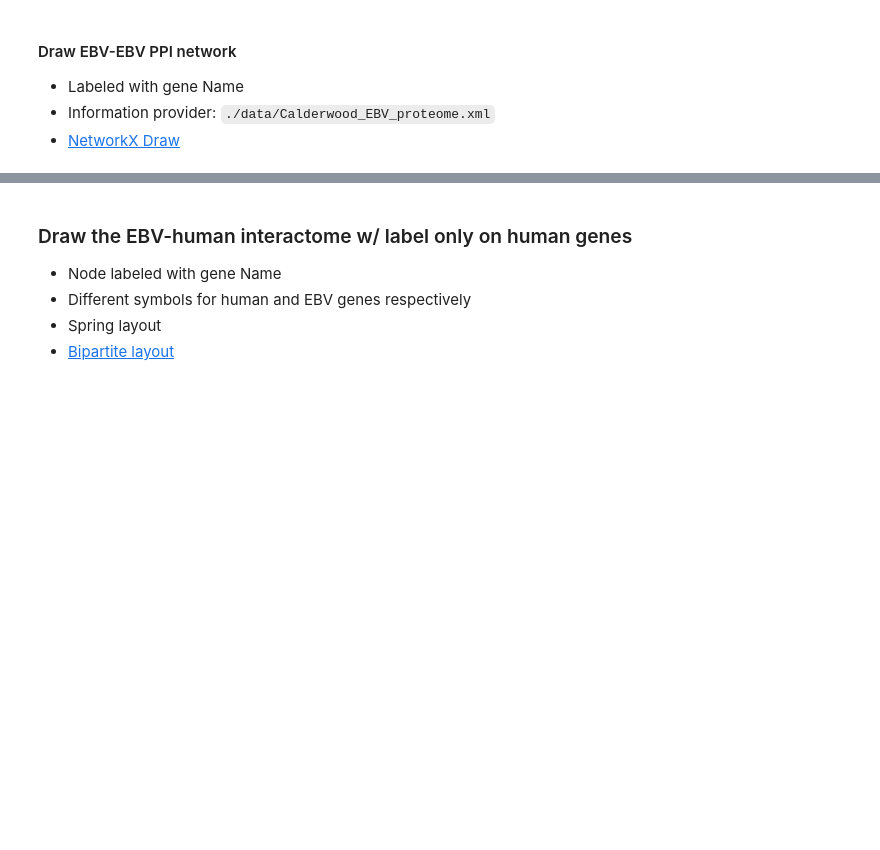
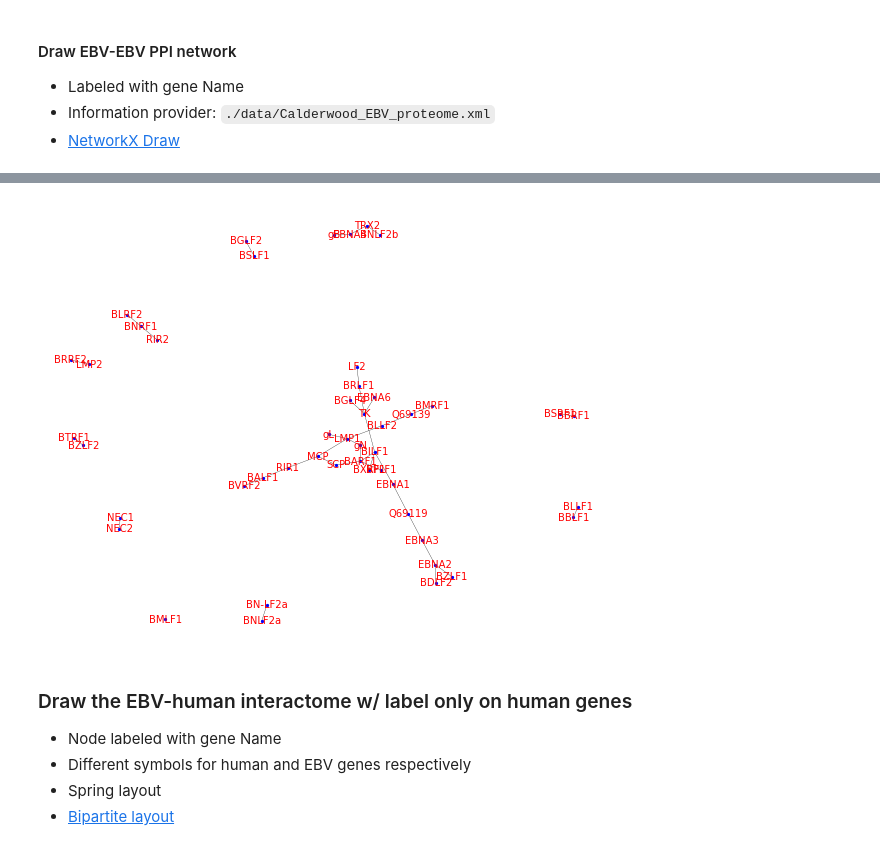
Before and after one commit to zhihan222/Interactomics_tp, a Jupyter notebook: answers.ipynb, the cells around one changed output, grey strips where cells are left out. Drawn from its saved outputs; the diff is of its cells as text; code cells hidden in the pictures; blank space fills up the shorter version.

```diff
--- a/answers.ipynb
+++ b/answers.ipynb
@@ -115,7 +164,7 @@ tree = parse('./data/Calderwood_EBV_proteome.xml')
 root = tree.getroot()
 
 EBV_EBV_geneLabels = {}
-for node in G.nodes():
+for node in G_EBV.nodes():
     pDict = proteinDict(node, root)
     EBV_EBV_geneLabels[node] =  pDict["geneName"] if pDict["geneName"] else str(node)
 EBV_EBV_geneLabels
@@ -122,13 +189,17 @@ EBV_EBV_geneLabels
 # %%
-plt.figure()
+plt.figure(figsize=(10, 8))
 plt.axis('off')
 
 #pos=nx.draw(G, with_labels=False)
-pos=nx.spring_layout(G)
+pos=nx.spring_layout(G_EBV)
 
-nx.draw_networkx_nodes(G, pos, node_size=5, node_color="blue")
-nx.draw_networkx_labels(G,pos,EBV_EBV_geneLabels,font_size=6,font_weight=600,font_color='r')
-nx.draw_networkx_edges(G, pos, width=0.3)
+nx.draw_networkx_nodes(G_EBV, pos, node_size=5, node_color="blue")
+nx.draw_networkx_labels(G_EBV,pos,EBV_EBV_geneLabels,font_size=10,font_weight=400,font_color='r')
+nx.draw_networkx_edges(G_EBV, pos, width=0.3)
+
+plt.show()
+# %% [output]
+[figure, added]
 # %% [markdown]
 ### Draw the EBV-human interactome w/ label only on human genes
 * Node labeled with gene Name
```
Also changed, not shown: parts of 14 cells of this notebook, 1 other file.
